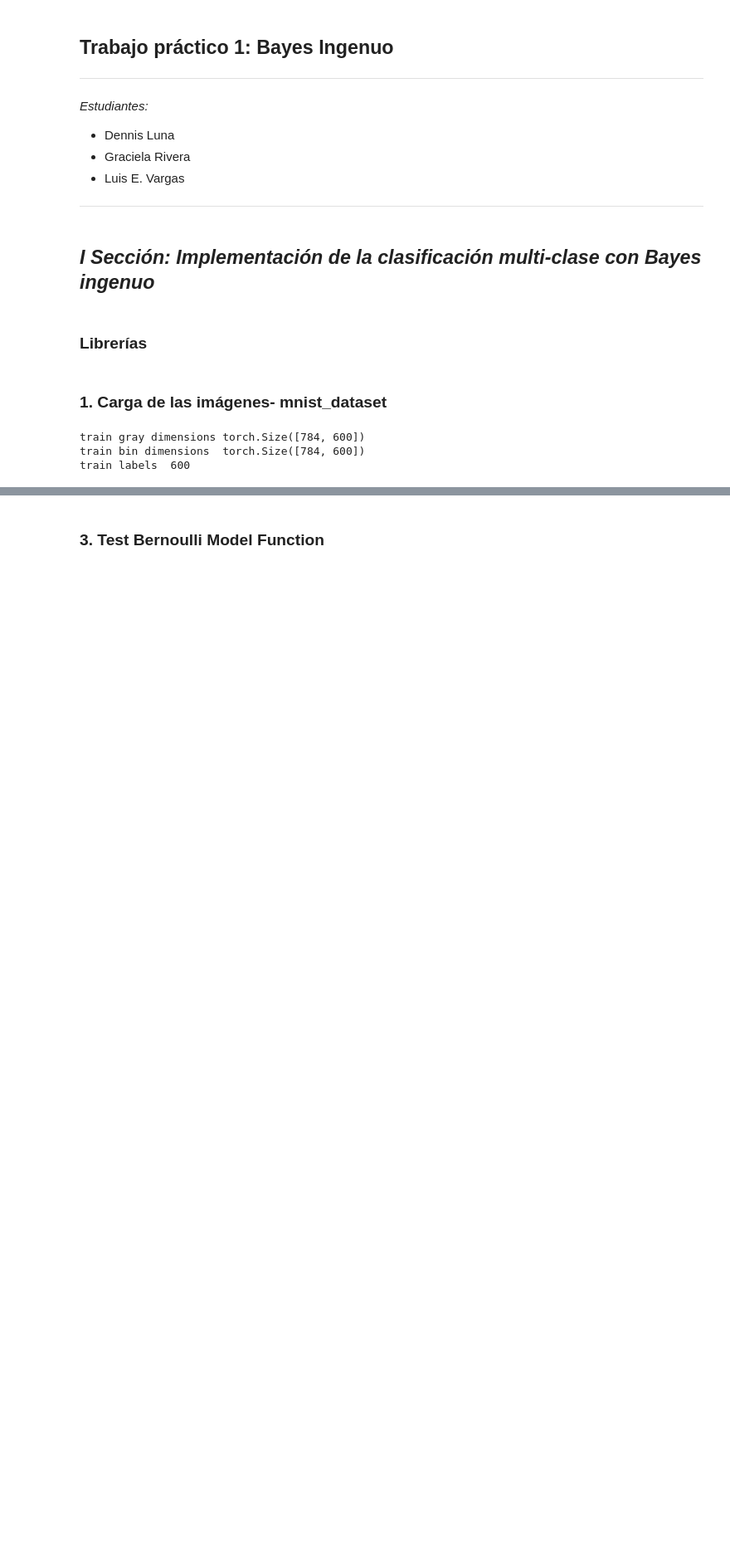
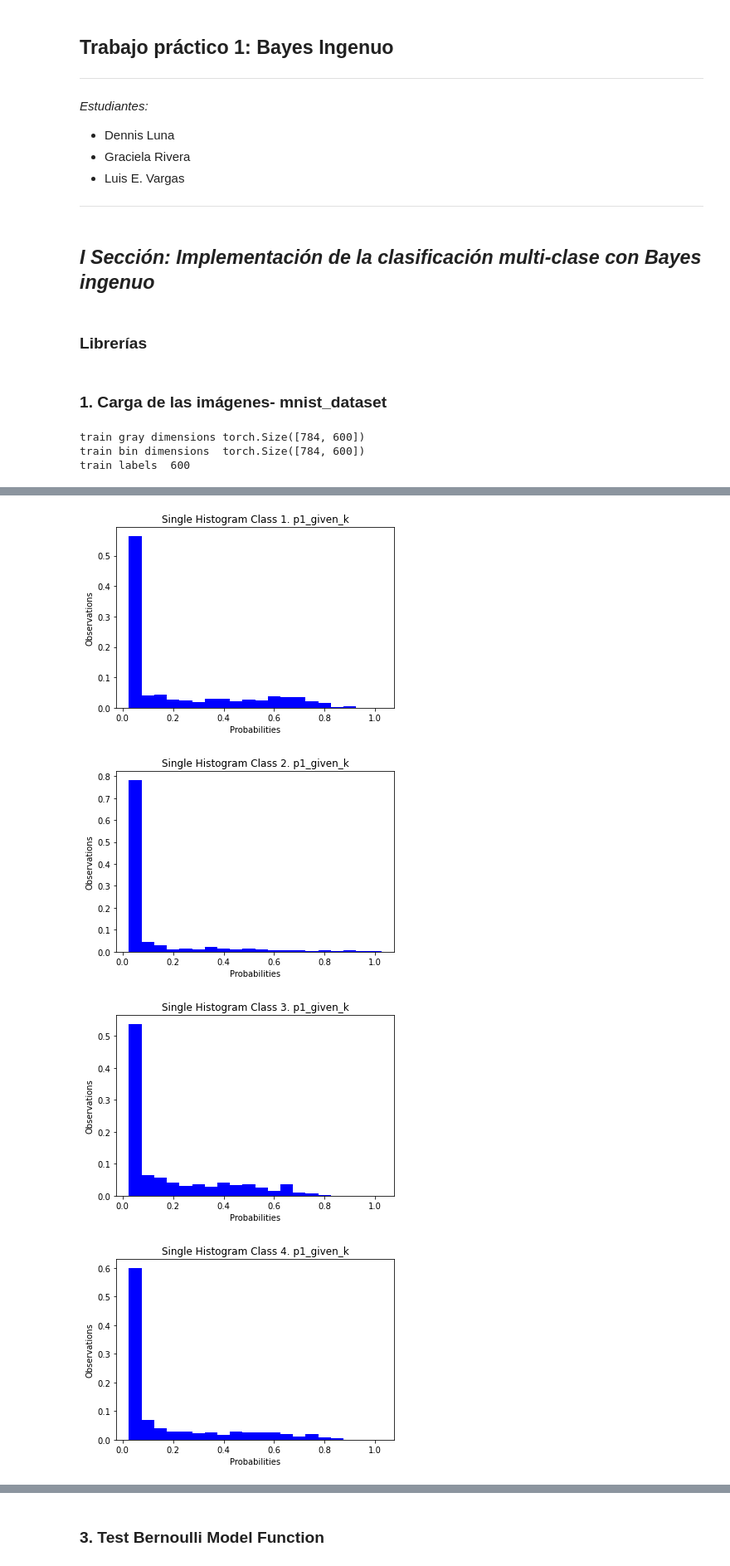
Before and after one commit to Programa-Ciencia-de-Datos/Estadistica_TP1, a Jupyter notebook: BayesianModel_MNIST_base.ipynb, the cells around one changed output, grey strips where cells are left out. Shown: that part at 83% size. Drawn from its saved outputs; the diff is of its cells as text; code cells hidden in the pictures; blank space fills up the shorter version.

Commit message:
Adding Histogram Approach Analysis, plots and modifying .gitignore file

```diff
--- a/BayesianModel_MNIST_base.ipynb
+++ b/BayesianModel_MNIST_base.ipynb
@@ -196,0 +201,70 @@ def train_model(train_data_tensor_bin, train_data_tensor_gray, labels_bin, label
+# %%
+#def plot_bar(bins, histogram, axis_x_label, axis_y_label, title):
+
+
+
+def histogram_approach_Compound_graph(bin_type,case):
+
+    n_bins = 8
+    num_clases=10
+
+    for k in range(num_clases):
+        #calculate histogram
+        #histogram, bins = np.histogram(p_m_pix_val_given_k[bin_type][:,k].numpy(), bins = 20, range = (0, 1))
+        name_label='Class' + str(k)
+
+        plt.hist(p_m_pix_val_given_k[bin_type][:,k].numpy(),n_bins,alpha=0.5,label=name_label)
+        plt.title('Histogram Compound Graph when pixel probability equals' + case)
+        plt.xlabel('Probabilities')
+        plt.ylabel('Observations')
+
+        if bin_type==0:
+
+            plt.legend(loc='upper left')
+
+
+        else:
+
+            plt.legend(loc='upper right')
+
+    #plt.savefig("CompoundPlot"+case+".svg")
+
+
+def histogram_approach_graph(bin_type,case):
+
+    p_m_pix_val_given_k, mu_all, sigma_all, p_t_tensor = train_model(train_data_tensor_bin, train_data_tensor_gray, labels_training, labels_training)
+
+    num_clases=10
+
+    for k in range(num_clases):
+        #calculate histogram
+
+        histogram, bins = np.histogram(p_m_pix_val_given_k[bin_type][:,k].numpy(), bins = 20, range = (0, 1))
+
+        name_label='Class' + str(k)
+
+        #plt.hist(p_m_pix_val_given_k[bin_type][:,k].numpy(),n_bins,alpha=0.5)
+
+        p_1 = torch.tensor(histogram / histogram.sum())
+        p_1 = p_1.numpy()
+        #plot single histogram
+
+        #calculate the width of the histogram bins displayed
+        width = np.max(bins[1:]) / bins[1:].shape[0]
+        #print("Width: ", width)
+        plt.bar(bins[1:].tolist(), p_1.tolist(), color ='blue', width = width)
+        plt.xlabel("Probabilities")
+        plt.ylabel("Observations")
+        plt.title("Single Histogram Class "+str(k+1)+". p"+case+"_given_k")
+        #plt.savefig("Case_plot_"+case+"_%s.svg"%(k+1))
+        plt.show()
+
+
+
+histogram_approach_graph(bin_type=1,case='1')
+histogram_approach_Compound_graph(bin_type=0,case='1')
+# %% [output]
+[figure, added]
+[figure, added]
+[figure, added]
+[figure, added]
```
Also changed, not shown: parts of 12 cells of this notebook, 26 other files.
